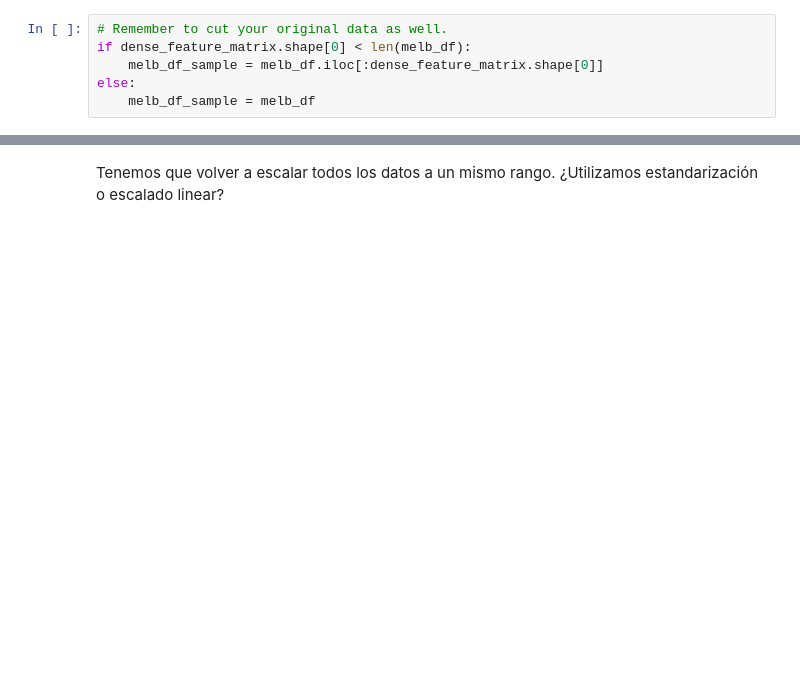
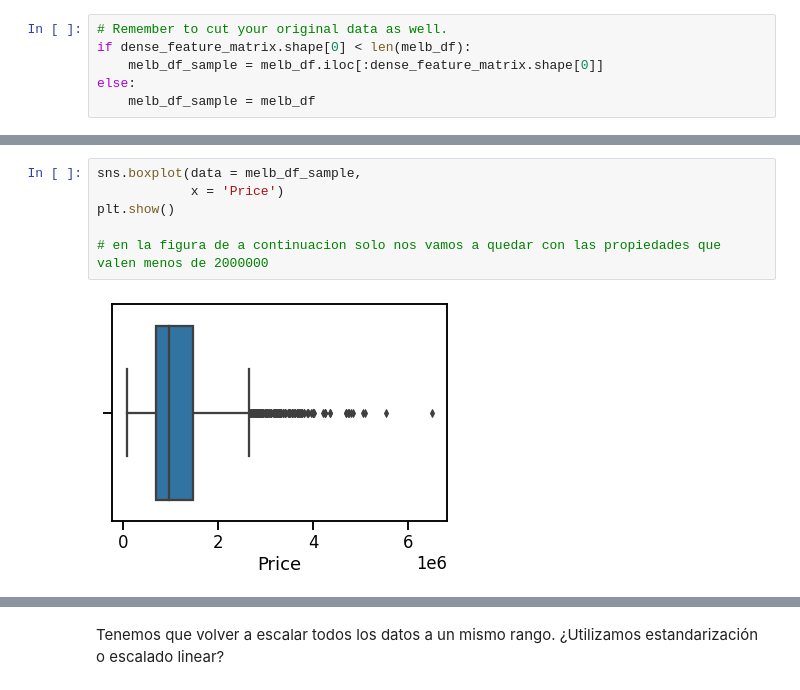
Before and after one commit to nicoambrosis/Analisis-Exploratorio-y-Curacion-de-datos, a Jupyter notebook: 06 Encodings y PCA.ipynb, the cells around one changed output, grey strips where cells are left out. Drawn from its saved outputs; the diff is of its cells as text; blank space fills up the shorter version.

```diff
--- a/06 Encodings y PCA.ipynb
+++ b/06 Encodings y PCA.ipynb
@@ -313 +374,9 @@ sns.boxplot(melb_df_sample.Price)
+# %%
+sns.boxplot(data = melb_df_sample,
+            x = 'Price')
+plt.show()
+
+# en la figura de a continuacion solo nos vamos a quedar con las propiedades que valen menos de 2000000
+# %% [output]
+[figure, added]
 # %%
```
Also changed, not shown: parts of 27 cells of this notebook.
